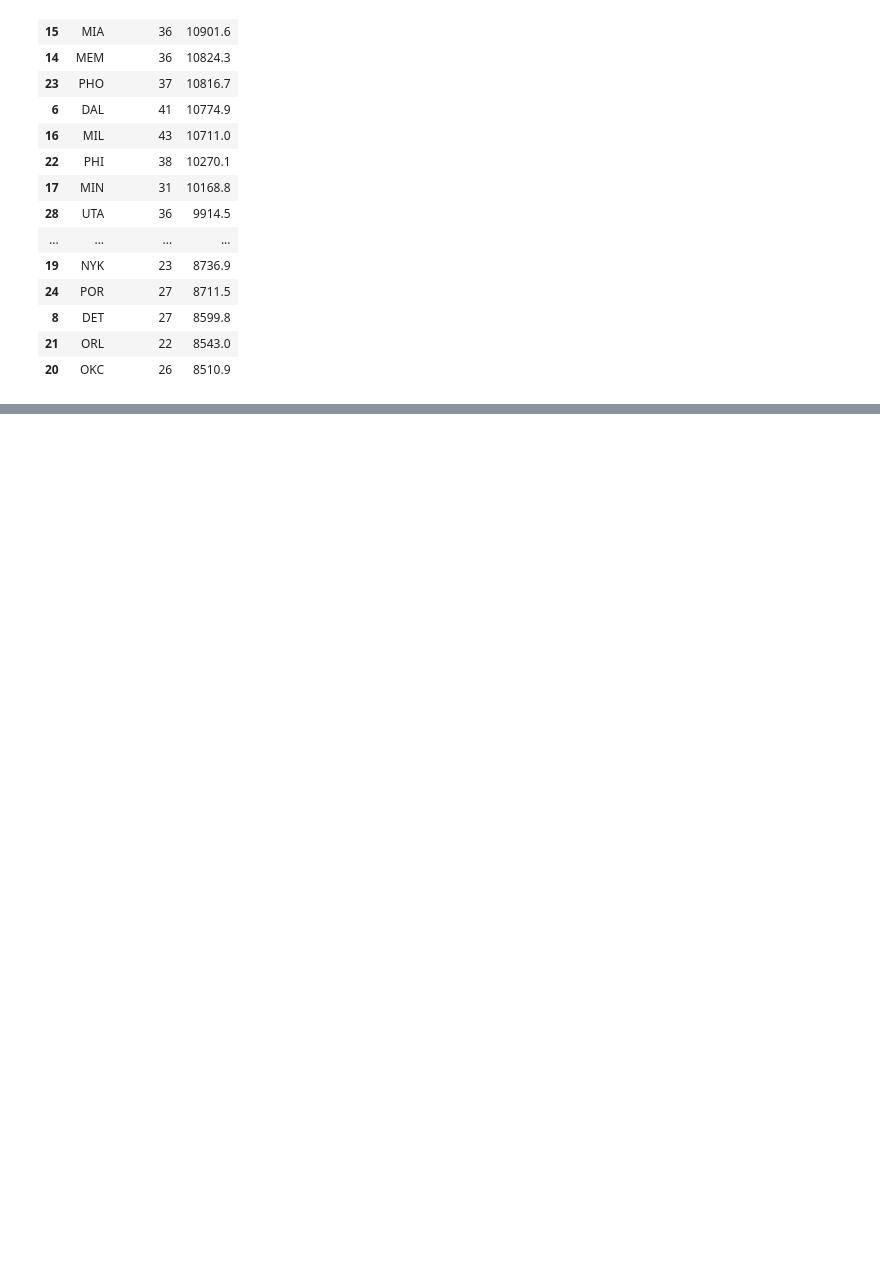
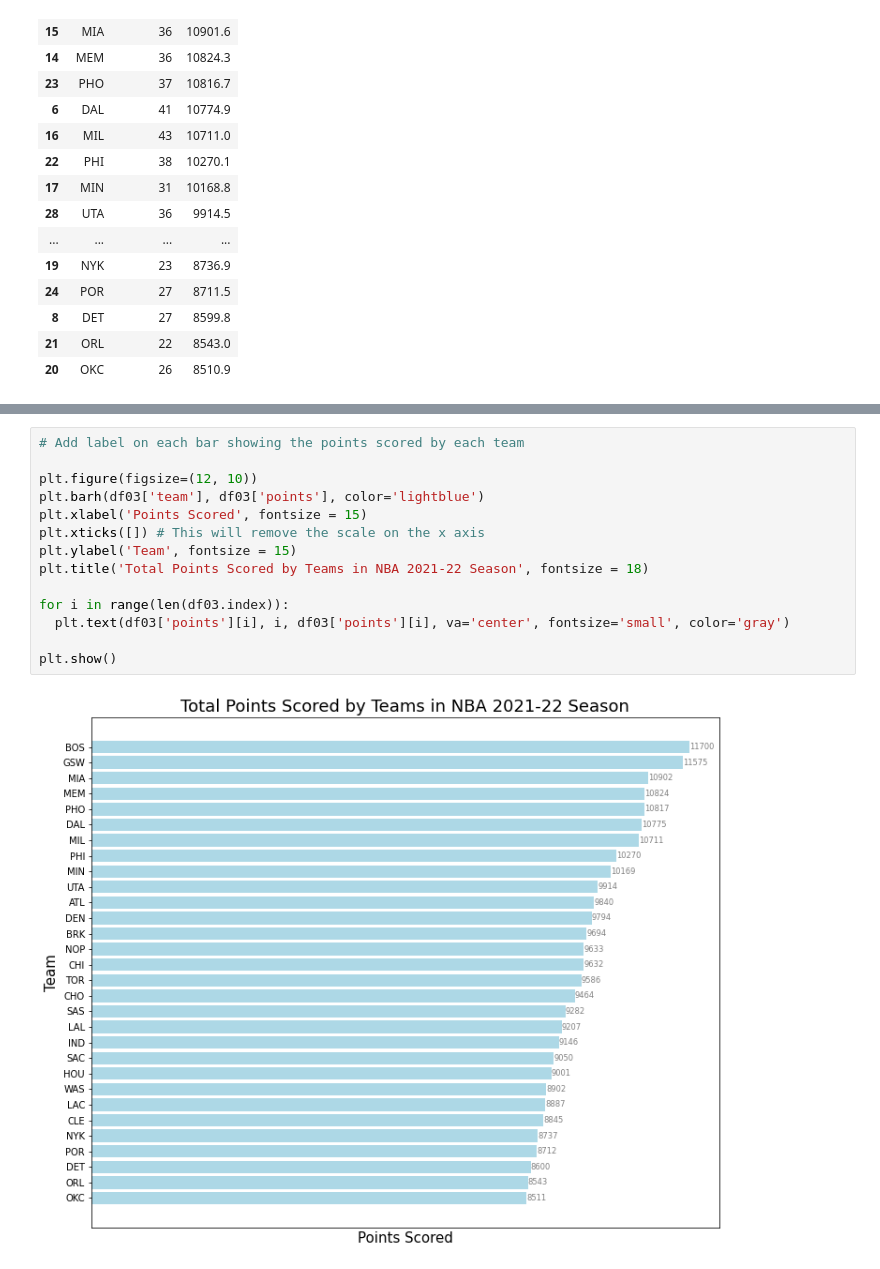
Before and after one commit to GoAshim/EDA, a Jupyter notebook: EDA_1_NBA_Player_Stats_for_Entire_Career.ipynb, the cells around one changed output, grey strips where cells are left out. Drawn from its saved outputs; the diff is of its cells as text; blank space fills up the shorter version.

```diff
--- a/EDA_1_NBA_Player_Stats_for_Entire_Career.ipynb
+++ b/EDA_1_NBA_Player_Stats_for_Entire_Career.ipynb
@@ -314,0 +356,16 @@ df2[df2['season'] == '2021-22'].groupby('team').agg({'player_id' : 'count', 'poi
+# %%
+# Add label on each bar showing the points scored by each team
+
+plt.figure(figsize=(12, 10))
+plt.barh(df03['team'], df03['points'], color='lightblue')
+plt.xlabel('Points Scored', fontsize = 15)
+plt.xticks([]) # This will remove the scale on the x axis
+plt.ylabel('Team', fontsize = 15)
+plt.title('Total Points Scored by Teams in NBA 2021-22 Season', fontsize = 18)
+
+for i in range(len(df03.index)):
+  plt.text(df03['points'][i], i, df03['points'][i], va='center', fontsize='small', color='gray')
+
+plt.show()
+# %% [output]
+[figure, added]
```
Also changed, not shown: parts of 8 cells of this notebook.
